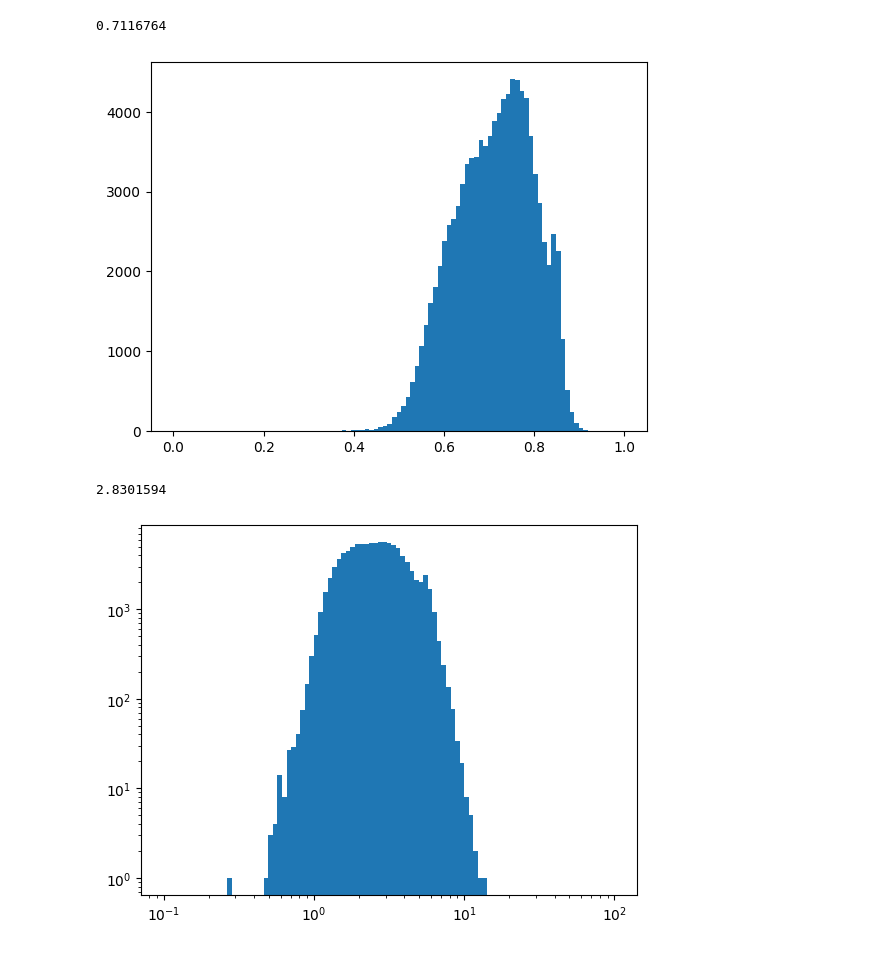
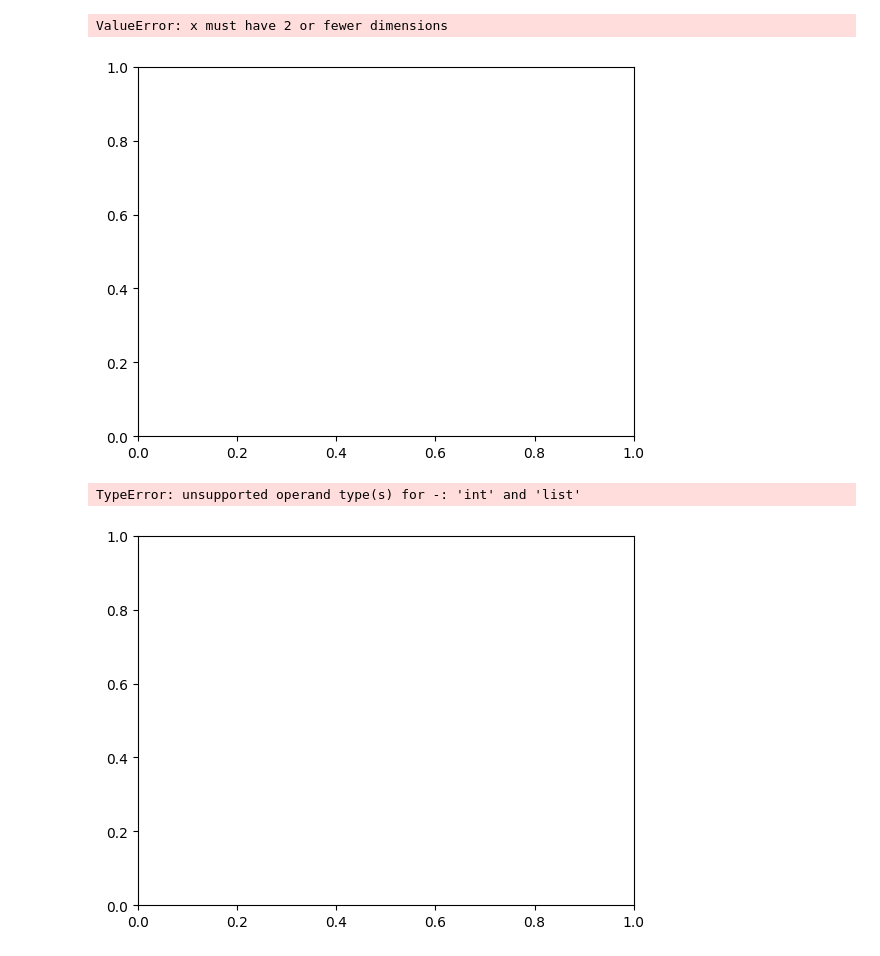
Before and after one commit to thierryharte/AnalysisConfigs, a Jupyter notebook: notebooks/plot_weights_debug.ipynb, the cells around one changed output. Saved outputs shown, nothing was run; the diff lists cells and outputs as text; code cells hidden in the pictures.

```diff
--- a/notebooks/plot_weights_debug.ipynb
+++ b/notebooks/plot_weights_debug.ipynb
@@ -61,7 +62,7 @@ input_root=f'/pnfs/psi.ch/cms/trivcat/store/user/mmalucch/file_root/JetMET_2022E
 tree=uproot.open(input_root)["tree"]
 input_data_dict = tree.arrays(bkg_morphing_dnn_input_variables_list, library="np")
 # %%
-n_events = 100000
+n_events = 1000
 # get the input data as a numpy array
 input_data = np.array([input_data_dict[col][:n_events] for col in bkg_morphing_dnn_input_variables_list], dtype=np.float32).T
 # %%
@@ -85,6 +86,8 @@ model_path='/work/tharte/datasets/ML_pytorch/out/batch00/best_models_onnx/best_m
 # model_path='/work/tharte/datasets/ML_pytorch/out/batch00/run02/state_dict/model_12_state_dict.onnx'
 model_path='/work/tharte/datasets/ML_pytorch/out/running_new_model/state_dict/model_21_state_dict.onnx'
 model_path='/work/tharte/datasets/ML_pytorch/out/running_new_model/state_dict/model_15_state_dict.onnx'
+model_path='/work/tharte/datasets/ML_pytorch/out/batch01/best_models/output/average_model_from_onnx.onnx'
+# model_path='/pnfs/psi.ch/cms/trivcat/store/user/mmalucch/keras_models_morphing/average_model_from_keras.onnx'
 # %%
 session_combine = rt.InferenceSession(
     model_path,
@@ -102,5 +105,7 @@ print("Inputs shape:", input_shape)
 print("Outputs shape:", output_shape)
 
 input_example = {input_name[0]: input_data}
-output = session_combine.run(output_name, input_example)[0]
+# output = session_combine.run(output_name, input_example)[0]
+output = session_combine.run(output_name, input_example)
+print(output)
 # %% [output]
@@ -131,30 +154,30 @@ print(output/(1-output))
 fig, ax = plt.subplots()
 plt.hist(
     output,
-    # bins=np.logspace(-1, 0, 100),
-    bins=np.linspace(0, 1, 100),
+    bins=np.logspace(-3, 3, 100),
+    # bins=np.linspace(0, 1, 100),
 )
-# ax.set_xscale("log")
-# ax.set_yscale("log")
+ax.set_xscale("log")
+ax.set_yscale("log")
 fig.show()
 
 print(np.mean(output))
 # %% [output]
-0.7116764
+ValueError: x must have 2 or fewer dimensions
-[figure, old version]
+[figure, new version]
 # %%
 # plot the histogram of weight_dnn
 fig, ax = plt.subplots()
 plt.hist(
     output/(1-output),
-    bins=np.logspace(-1, 2, 100),
+    bins=np.logspace(-2, 3, 100),
     # bins=np.linspace(0, 1, 100),
 )
 ax.set_xscale("log")
 ax.set_yscale("log")
 fig.show()
 
 print(np.mean(output/(1-output)))
 # %% [output]
-2.8301594
+TypeError: unsupported operand type(s) for -: 'int' and 'list'
-[figure, old version]
+[figure, new version]
```
Also changed, not shown: parts of 3 cells of this notebook, 2 other files.
